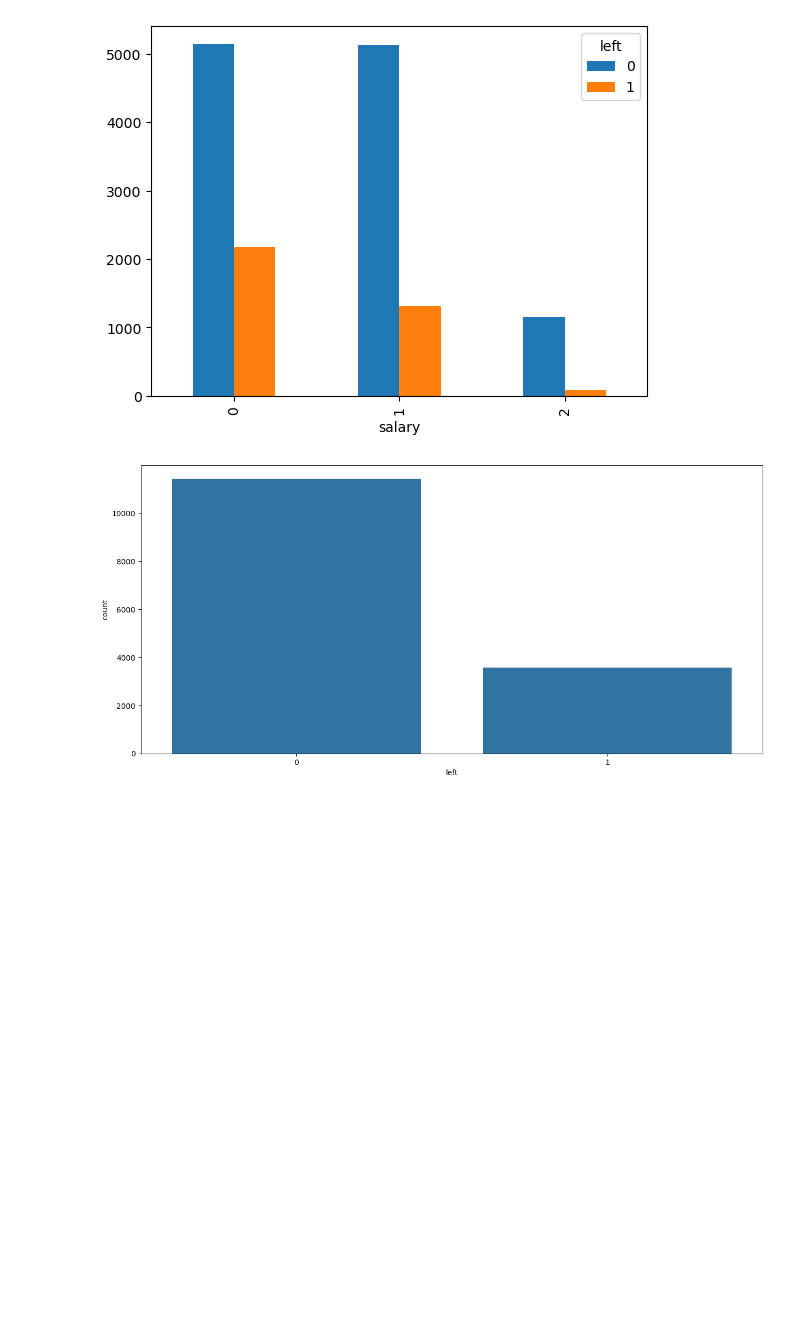
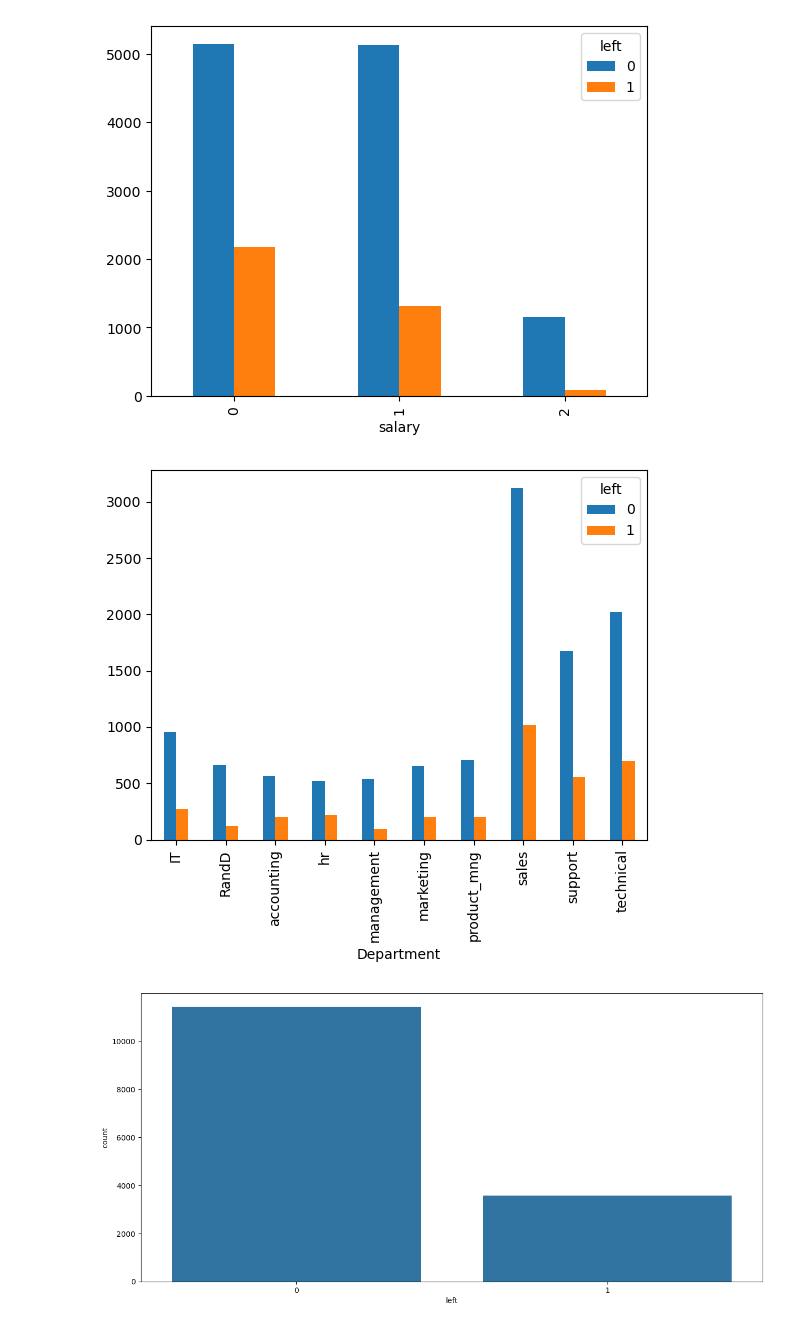
Before and after one commit to Aifedayo/data-science-maths, a Jupyter notebook: log-reg-hr-analytics.ipynb, the cells around one changed output. Cells and saved outputs as stored; diff of their text form; code cells hidden in the pictures; blank space fills up the shorter version.

Commit message:
using crosstab

```diff
--- a/log-reg-hr-analytics.ipynb
+++ b/log-reg-hr-analytics.ipynb
@@ -81,6 +85,10 @@ pd.crosstab(df.salary, df.left).plot(kind='bar');
 # %% [output]
 <AxesSubplot: xlabel='salary'>
 [figure]
+# %%
+pd.crosstab(df.Department, df.left).plot(kind='bar');
+# %% [output]
+[figure, added]
 # %%
 # Employees Count
 fig = plt.figure(figsize=(15,7))
```
Also changed, not shown: parts of 1 cell of this notebook.
